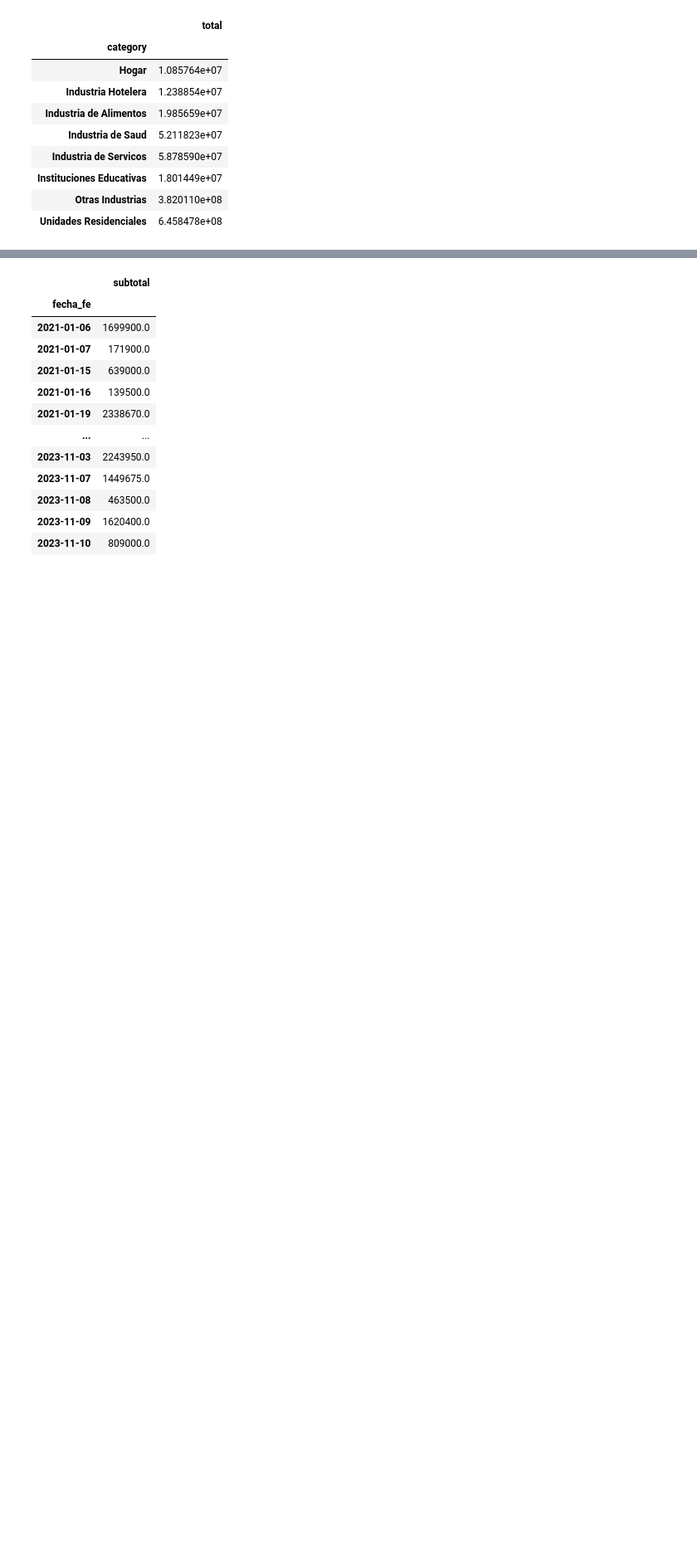
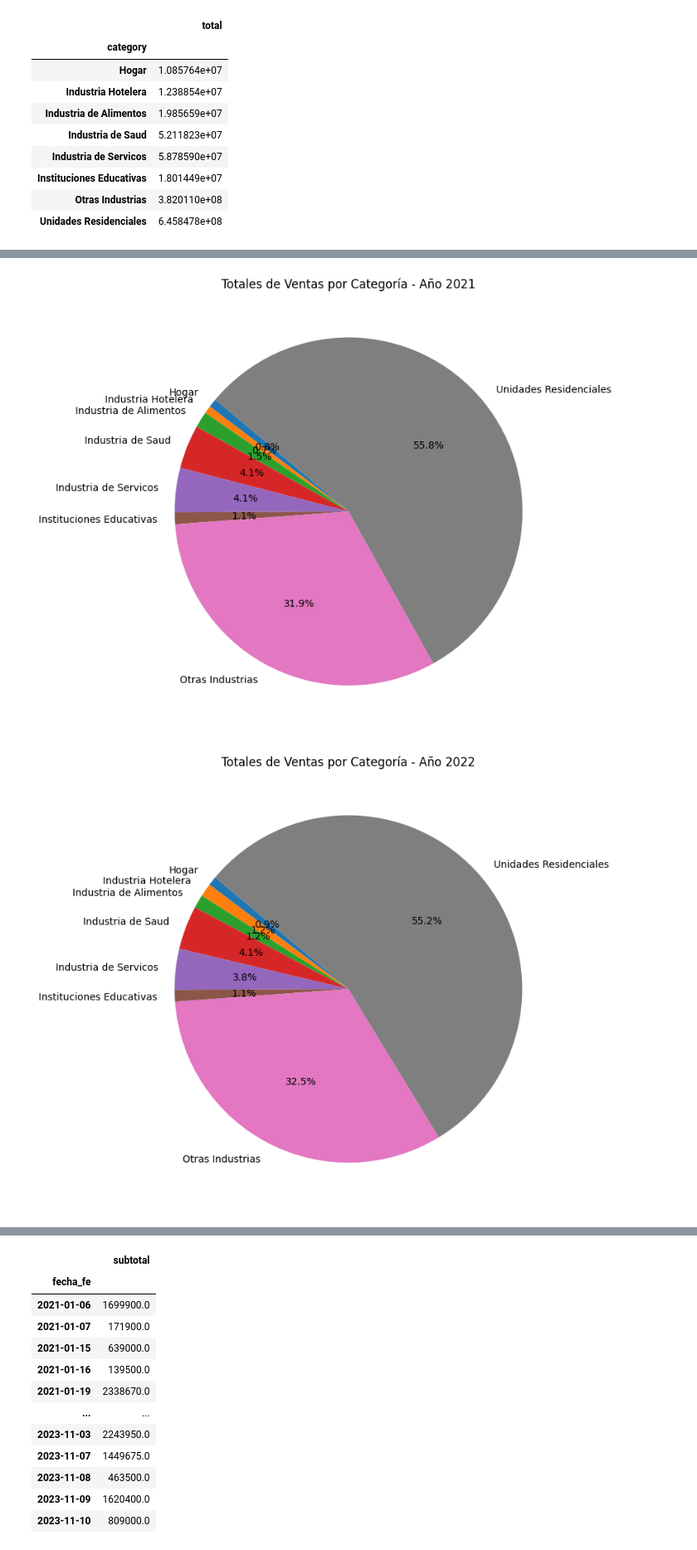
Before and after one commit to estefania312/proyecto_final, a Jupyter notebook: ventasV2.ipynb, the cells around one changed output, grey strips where cells are left out. Shown at 83% size. Cells and saved outputs as stored; diff of their text form; code cells hidden in the pictures; blank space fills up the shorter version.

```diff
--- a/ventasV2.ipynb
+++ b/ventasV2.ipynb
@@ -514,3 +534,3 @@ Quiero conocer por año y mes los
 # %%
-cliente = df_factura_edav2.groupby(['Month', 'Year', 'name']).agg({'total': sum}).reset_index()
-cliente_ordenado = cliente.sort_values(by=['Year', 'Month', 'name'])
+categoria_ano = df_factura_edav2.groupby(['Year','category']).agg({'total': 'sum'}).reset_index()
+#facturas_años = df_factura_edav2.groupby(['Month', 'Year']).agg({'total': 'sum'}).reset_index()
@@ -532,0 +537,14 @@ cliente_ordenado
+# %%
+años = categoria_ano['Year'].unique()
+
+for año in años:
+    datos_año = categoria_ano[categoria_ano['Year'] == año]
+
+    # Crear un gráfico de pastel
+    plt.figure(figsize=(8, 8))
+    plt.pie(datos_año['total'], labels=datos_año['category'], autopct='%1.1f%%', startangle=140)
+    plt.title(f'Totales de Ventas por Categoría - Año {año}')
+    plt.show()
+# %% [output]
+[figure, added]
+[figure, added]
```
Also changed, not shown: parts of 23 cells of this notebook.
